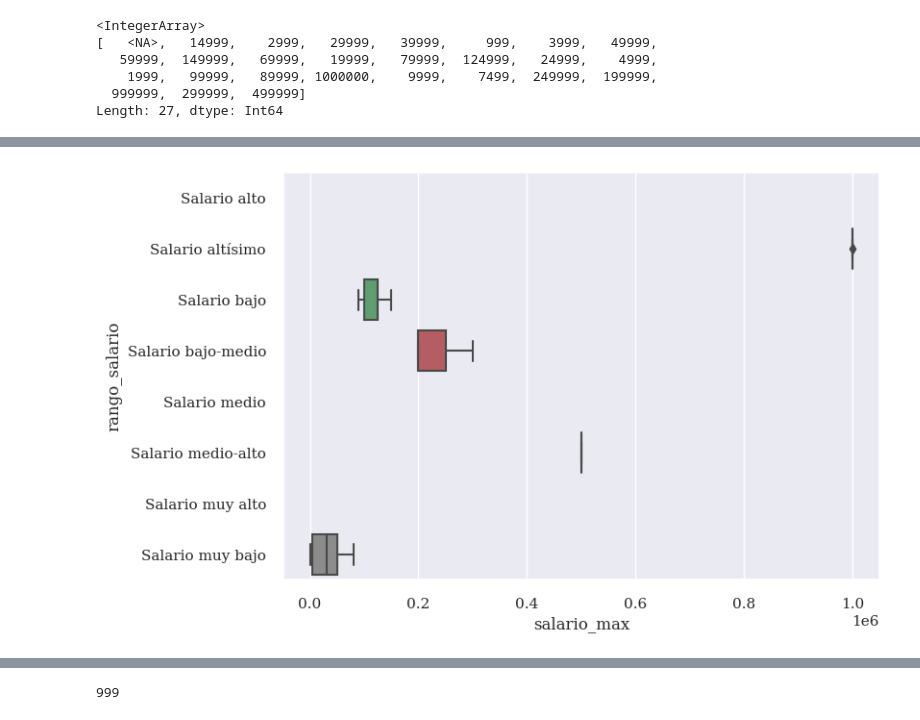
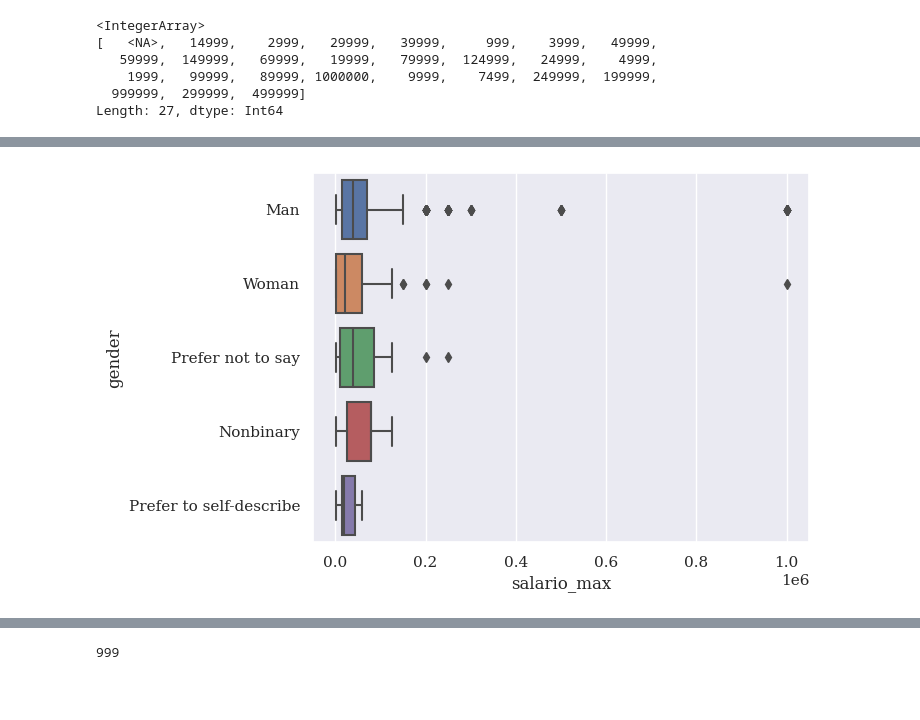
Before and after one commit to Adalab/project-DA-promo-c-modulo-2-team-5, a Jupyter notebook: sprint3_proyecto_modulo2.ipynb, the cells around one changed output, grey strips where cells are left out. Drawn from its saved outputs; the diff is of its cells as text; code cells hidden in the pictures; blank space fills up the shorter version.

```diff
--- a/sprint3_proyecto_modulo2.ipynb
+++ b/sprint3_proyecto_modulo2.ipynb
@@ -253,7 +269,7 @@ df_europa_salarios.stb.missing()
 # %%
-sns.boxplot(x = 'salario_max', y='rango_salario',   data = df_europa_salarios);
+sns.boxplot(x = 'salario_max', y='gender',   data = df_europa_salarios);
 # %% [output]
-[figure, old version]
+[figure, new version]
 # %%
 df_europa_salarios['salario_max'].mean()
 # %% [output]
```
Also changed, not shown: parts of 50 cells of this notebook.
